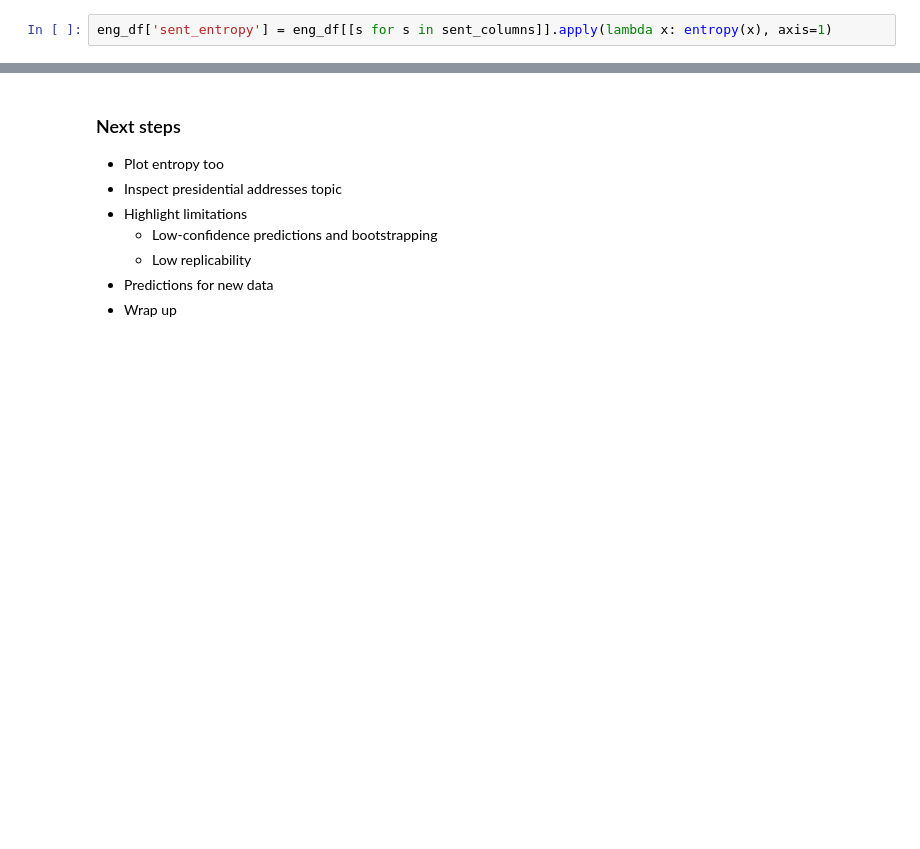
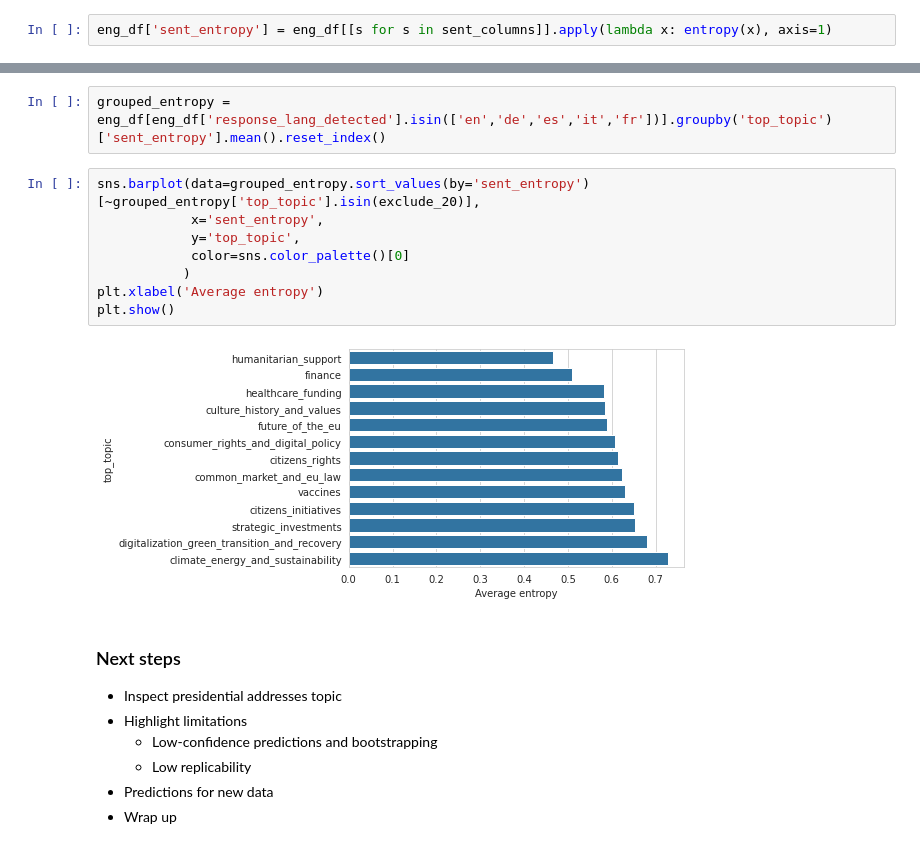
Before and after one commit to rbroc/eucomm-twitter, a Jupyter notebook: process_data.ipynb, the cells around one changed output, grey strips where cells are left out. Cells and saved outputs as stored; diff of their text form; blank space fills up the shorter version.

Commit message:
add plots

```diff
--- a/process_data.ipynb
+++ b/process_data.ipynb
@@ -996,6 +1000,17 @@ plt.show()
+# %%
+grouped_entropy = eng_df[eng_df['response_lang_detected'].isin(['en','de','es','it','fr'])].groupby('top_topic')['sent_entropy'].mean().reset_index()
+# %%
+sns.barplot(data=grouped_entropy.sort_values(by='sent_entropy')[~grouped_entropy['top_topic'].isin(exclude_20)],
+            x='sent_entropy',
+            y='top_topic',
+            color=sns.color_palette()[0]
+           )
+plt.xlabel('Average entropy')
+plt.show()
+# %% [output]
+[figure, added]
 # %% [markdown]
 ### Next steps
-- Plot entropy too
 - Inspect presidential addresses topic
 - Highlight limitations
     - Low-confidence predictions and bootstrapping
```
Also changed, not shown: parts of 3 cells of this notebook.
